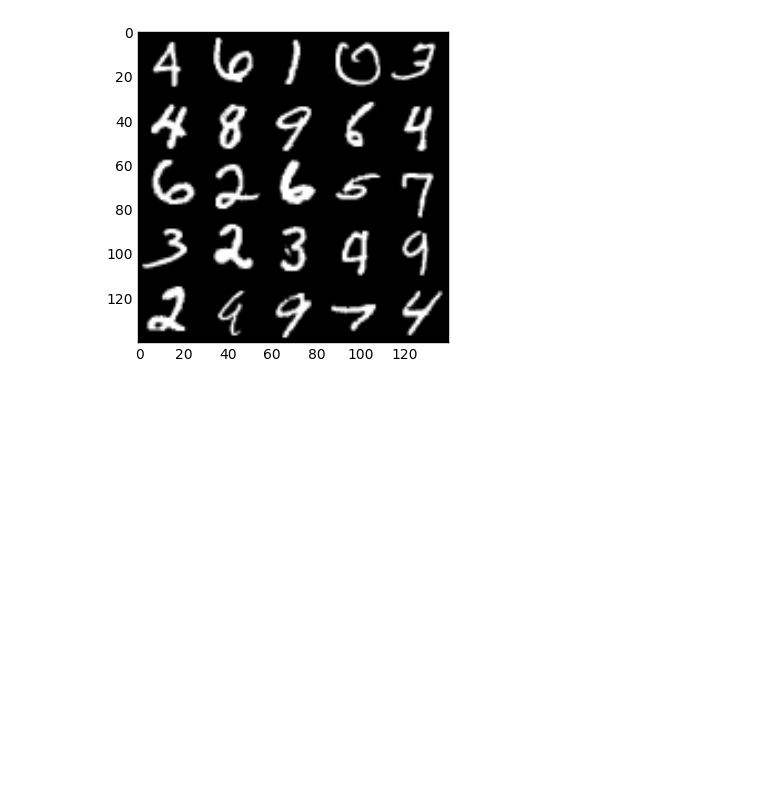
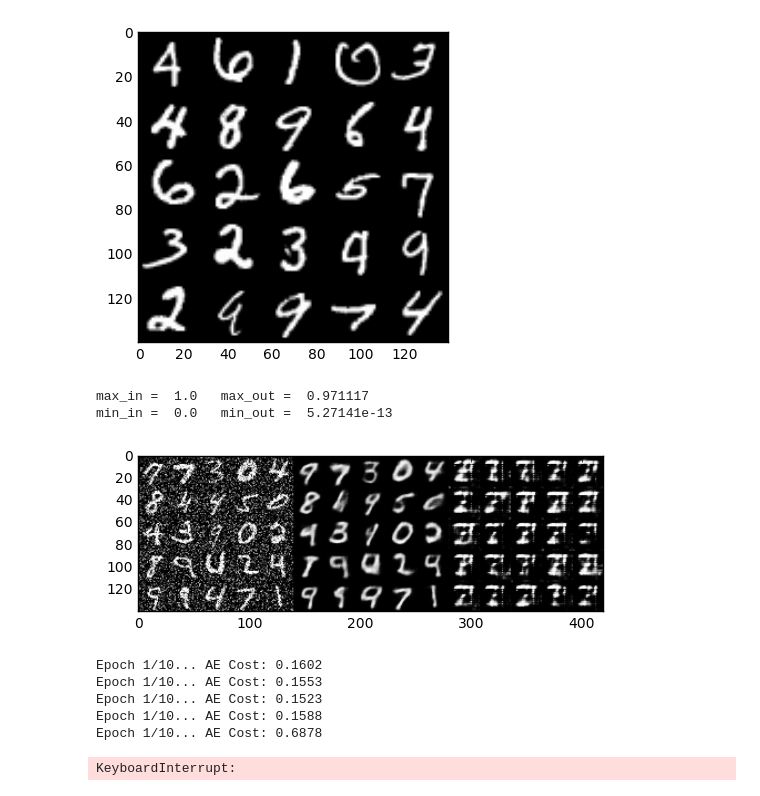
Before and after one commit to drburke/tensorflow, a Jupyter notebook: SENs/SENs_MNIST.ipynb, the cells around one changed output. Drawn from its saved outputs; the diff is of its cells as text; code cells hidden in the pictures; blank space fills up the shorter version.

```diff
--- a/SENs/SENs_MNIST.ipynb
+++ b/SENs/SENs_MNIST.ipynb
@@ -88,17 +121,27 @@ def train(epoch_count, batch_size, embedded_image_dim, learning_rate, beta1, img
 # %%
 import sens_network as sens
 import helper
 importlib.reload(sens)
 importlib.reload(helper)
 
-batch_size = 64
-embedded_dim = 512
-learning_rate = 0.0001
+batch_size = 32
+embedded_dim = 128
+learning_rate = 0.001
 beta1 = 0.4
 data_shape = 28
 
-epochs = 4
+epochs = 10
 
 # mnist_dataset = helper.Dataset('mnist', glob(os.path.join(data_dir, 'mnist/*.jpg')))
 with tf.Graph().as_default():
-    train(epochs, batch_size, embedded_dim, learning_rate, beta1, data_shape, 'L', './logs/5')
+    train(epochs, batch_size, embedded_dim, learning_rate, beta1, data_shape, 'L', './logs/19')
+# %% [output]
+max_in =  1.0   max_out =  0.971117
+min_in =  0.0   min_out =  5.27141e-13
+[figure, added]
+Epoch 1/10... AE Cost: 0.1602
+Epoch 1/10... AE Cost: 0.1553
+Epoch 1/10... AE Cost: 0.1523
+Epoch 1/10... AE Cost: 0.1588
+Epoch 1/10... AE Cost: 0.6878
+KeyboardInterrupt:
```
Also changed, not shown: parts of 1 cell of this notebook, 3 other files.
